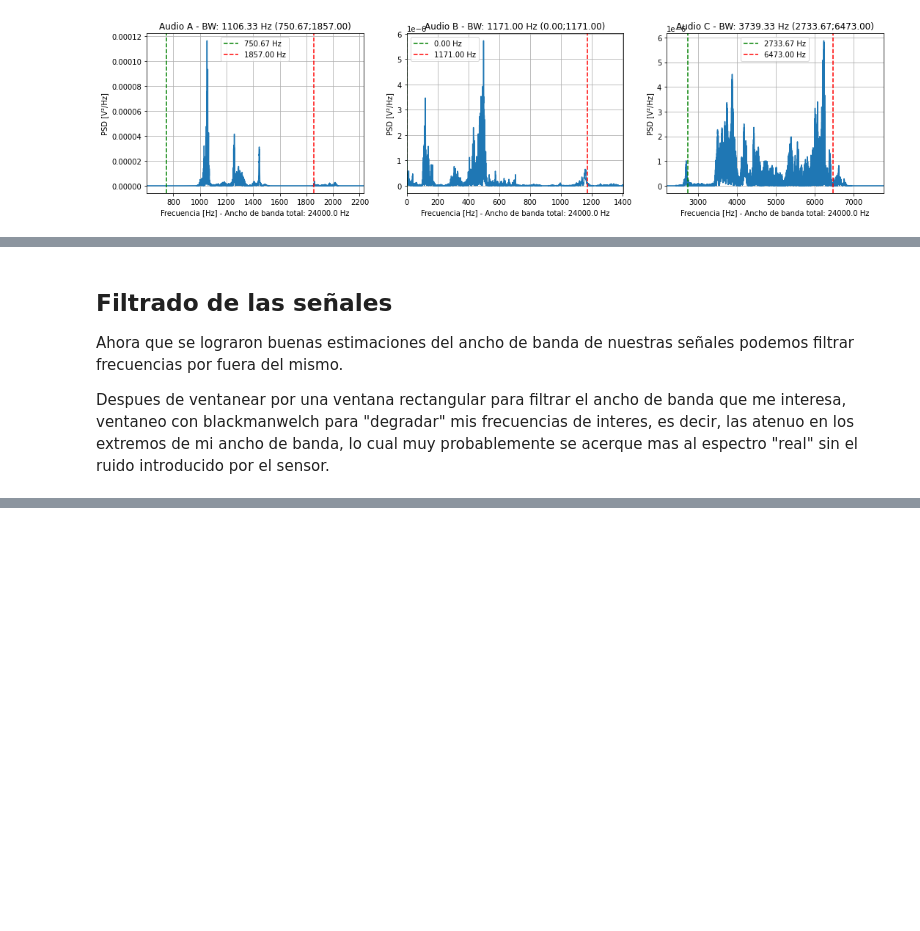
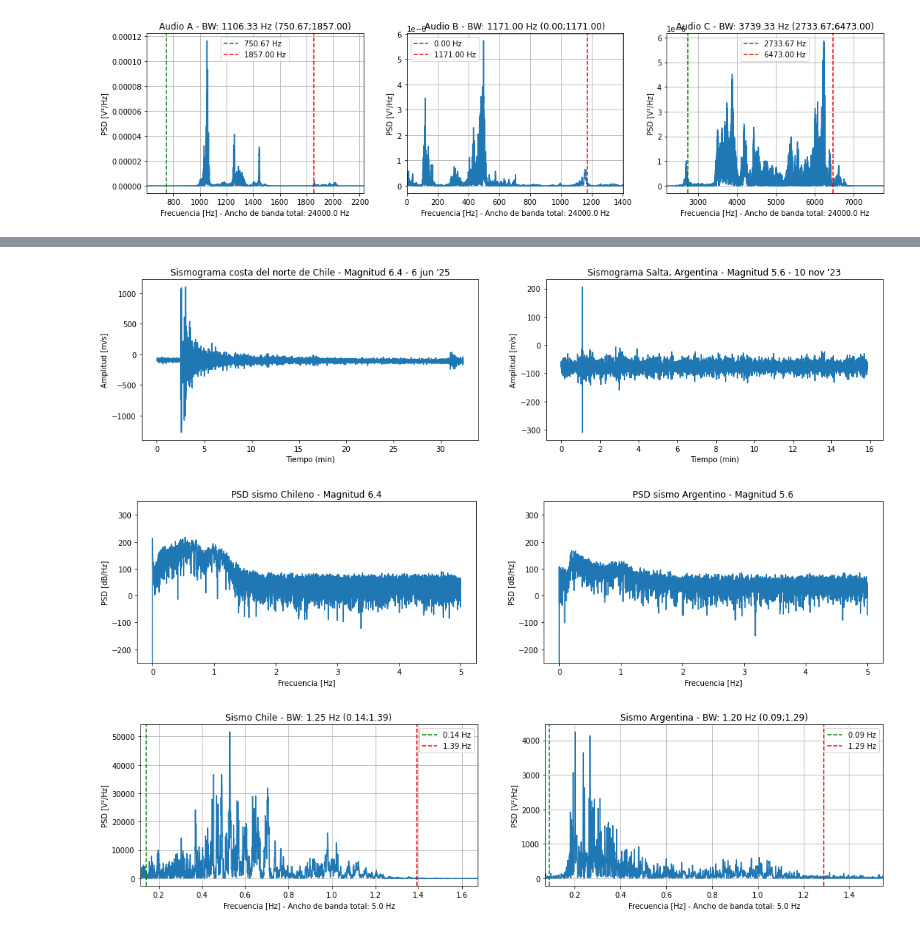
Before and after one commit to mnoe893/PDS_UTNBA_2025, a Jupyter notebook: TS7_estim_ancho_de_banda.ipynb, the cells around one changed output, grey strips where cells are left out. Drawn from its saved outputs; the diff is of its cells as text; code cells hidden in the pictures; blank space fills up the shorter version.

```diff
--- a/TS7_estim_ancho_de_banda.ipynb
+++ b/TS7_estim_ancho_de_banda.ipynb
@@ -254,5 +314,42 @@ S.MAOK.00234567.BHZ | 2023-10-10T00:22:09.618000Z - 2023-10-10T00:38:01.918000Z
-# %% [markdown]
-## Filtrado de las señales
-Ahora que se lograron buenas estimaciones del ancho de banda de nuestras señales podemos filtrar frecuencias por fuera del mismo.
-
-Despues de ventanear por una ventana rectangular para filtrar el ancho de banda que me interesa, ventaneo con blackmanwelch para "degradar" mis frecuencias de interes, es decir, las atenuo en los extremos de mi ancho de banda, lo cual muy probablemente se acerque mas al espectro "real" sin el ruido introducido por el sensor.
+# %%
+### GRAFICOS ###
+
+## Datos generales ##
+print(st_chi)
+print(st_arg)
+
+##  GRAFICO TEMPORAL ##
+plt.figure(figsize=(18, 4))
+plt.subplot(1,2,1); plt.plot(tiempo_chi/60, datos_chi)
+plt.xlabel("Tiempo (min)"); plt.ylabel("Amplitud [m/s]");plt.title("Sismograma costa del norte de Chile - Magnitud 6.4 - 6 jun '25")
+plt.subplot(1,2,2); plt.plot(tiempo_arg/60, datos_arg)
+plt.xlabel("Tiempo (min)"); plt.ylabel("Amplitud [m/s]");plt.title("Sismograma Salta, Argentina - Magnitud 5.6 - 10 nov '23")
+plt.show()
+
+## DENSIDAD ESPECTRAL DE POTENCIA ##
+plt.figure(figsize=(18, 4))
+plt.subplot(1,2,1); plt.plot(ff_chi, psd_chi_dB); plt.ylim(-250,350)
+plt.title("PSD sismo Chileno - Magnitud 6.4")
+plt.xlabel("Frecuencia [Hz]"); plt.ylabel("PSD [dB/Hz]")
+plt.subplot(1,2,2); plt.plot(ff_arg, psd_arg_dB); plt.ylim(-250,350)
+plt.title("PSD sismo Argentino - Magnitud 5.6")
+plt.xlabel("Frecuencia [Hz]"); plt.ylabel("PSD [dB/Hz]")
+plt.show()
+
+## ESTIMACION ANCHO DE BANDA ##
+plt.figure(figsize=(18, 4))
+
+plt.subplot(1,2,1); plt.plot(ff_chi, psd_chi); plt.xlim(lim_izq_chi*0.8, lim_der_chi*1.2)
+plt.axvline(x=lim_izq_chi, color='green', linestyle='--', label=f'{lim_izq_chi:.2f} Hz')
+plt.axvline(x=lim_der_chi, color='red', linestyle='--', label=f'{lim_der_chi:.2f} Hz')
+plt.title(f"Sismo Chile - BW: {lim_der_chi-lim_izq_chi:.2f} Hz ({lim_izq_chi:.2f};{lim_der_chi:.2f})")
+plt.xlabel(f"Frecuencia [Hz] - Ancho de banda total: {np.round(ff_chi[-1])} Hz"); plt.ylabel("PSD [V²/Hz]"); plt.grid(True); plt.legend()
+
+plt.subplot(1,2,2); plt.plot(ff_arg, psd_arg); plt.xlim(lim_izq_arg*0.8, lim_der_arg*1.2)
+plt.axvline(x=lim_izq_arg, color='green', linestyle='--', label=f'{lim_izq_arg:.2f} Hz')
+plt.axvline(x=lim_der_arg, color='red', linestyle='--', label=f'{lim_der_arg:.2f} Hz')
+plt.title(f"Sismo Argentina - BW: {lim_der_arg-lim_izq_arg:.2f} Hz ({lim_izq_arg:.2f};{lim_der_arg:.2f})")
+plt.xlabel(f"Frecuencia [Hz] - Ancho de banda total: {np.round(ff_arg[-1])} Hz"); plt.ylabel("PSD [V²/Hz]"); plt.grid(True); plt.legend()
+
+plt.show()
+# %% [output]
@@ -258,0 +360,3 @@ Despues de ventanear por una ventana rectangular para filtrar el ancho de banda
+[figure, added]
+[figure, added]
+[figure, added]
```
Also changed, not shown: parts of 12 cells of this notebook, 2 other files.
